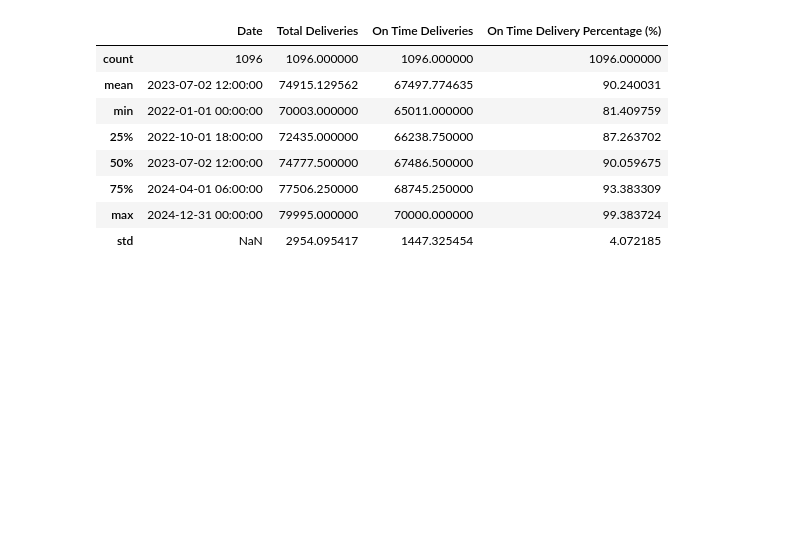
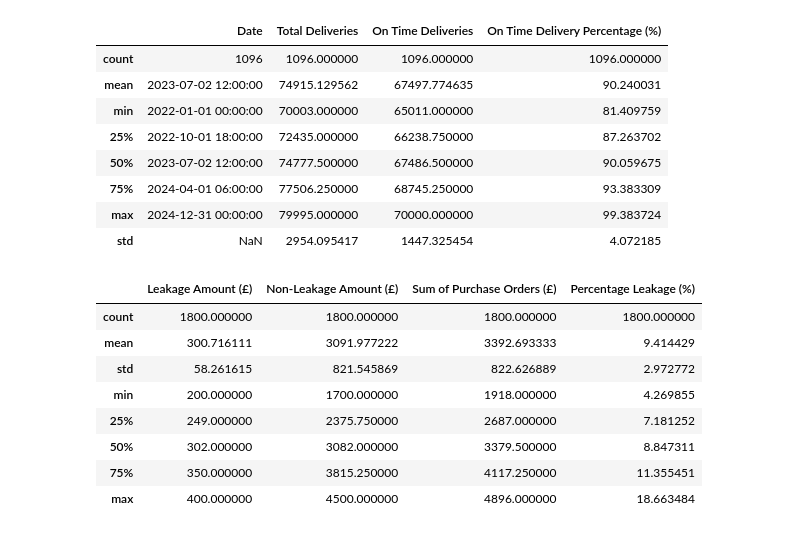
Before and after one commit to Dylan-Butterfield/Data_Analytics_Dashboards, a Jupyter notebook: Data_Creation_For_Dashboards.ipynb, the cells around one changed output. Saved outputs shown, nothing was run; the diff lists cells and outputs as text; code cells hidden in the pictures; blank space fills up the shorter version.

Commit message:
Creation of saving data and saving code

```diff
--- a/Data_Creation_For_Dashboards.ipynb
+++ b/Data_Creation_For_Dashboards.ipynb
@@ -582,3 +582,64 @@ df_delivery.describe()
 | 75% | 2024-04-01 06:00:00 | 77506.250000 | 68745.250000 | 93.383309 |
 | max | 2024-12-31 00:00:00 | 79995.000000 | 70000.000000 | 99.383724 |
 | std | NaN | 2954.095417 | 1447.325454 | 4.072185 |
+# %%
+#Contract Leakage
+
+import random
+import pandas as pd
+from datetime import datetime, timedelta
+
+# --------------------------------------------------
+# RANDOM DATE GENERATOR WITHIN A YEAR
+# --------------------------------------------------
+def random_date():
+    start_date = datetime(2023, 1, 1)
+    random_days = random.randint(0, 730)
+    d = start_date + timedelta(days=random_days)
+    return d.strftime("%d-%b-%y")  # e.g., 07-Jul-22
+
+# --------------------------------------------------
+# DATA GENERATOR FUNCTION
+# --------------------------------------------------
+def generate_leakage_data(n_rows):
+    data = {
+        "Date": [],
+        "Leakage Amount (£)": [],
+        "Non-Leakage Amount (£)": [],
+        "Sum of Purchase Orders (£)": [],
+        "Percentage Leakage (%)": []
+    }
+
+    for _ in range(n_rows):
+        dt = random_date()
+
+        # amount e.g., $3,430
+        leakage_amount = random.randint(200,400)
+        non_leakage_amount = random.randint(1700,4500)
+        Sum_PO = leakage_amount + non_leakage_amount
+        leakage_percent = (leakage_amount/Sum_PO)*100
+
+        data["Date"].append(dt)
+        data["Leakage Amount (£)"].append(leakage_amount)
+        data["Non-Leakage Amount (£)"].append(non_leakage_amount)
+        data["Sum of Purchase Orders (£)"].append(Sum_PO)
+        data["Percentage Leakage (%)"].append(leakage_percent)
+
+
+    return pd.DataFrame(data)
+
+df_leakage = generate_leakage_data(1800)
+
+#df_leakage.to_excel("Value_Leakage.xlsx", index=False)
+
+df_leakage.describe()
+# %% [output]
+|  | Leakage Amount (£) | Non-Leakage Amount (£) | Sum of Purchase Orders (£) | Percentage Leakage (%) |
+| count | 1800.000000 | 1800.000000 | 1800.000000 | 1800.000000 |
+| mean | 300.716111 | 3091.977222 | 3392.693333 | 9.414429 |
+| std | 58.261615 | 821.545869 | 822.626889 | 2.972772 |
+| min | 200.000000 | 1700.000000 | 1918.000000 | 4.269855 |
+| 25% | 249.000000 | 2375.750000 | 2687.000000 | 7.181252 |
+| 50% | 302.000000 | 3082.000000 | 3379.500000 | 8.847311 |
+| 75% | 350.000000 | 3815.250000 | 4117.250000 | 11.355451 |
+| max | 400.000000 | 4500.000000 | 4896.000000 | 18.663484 |
```
Also changed, not shown: parts of 5 cells of this notebook, 3 other files.
